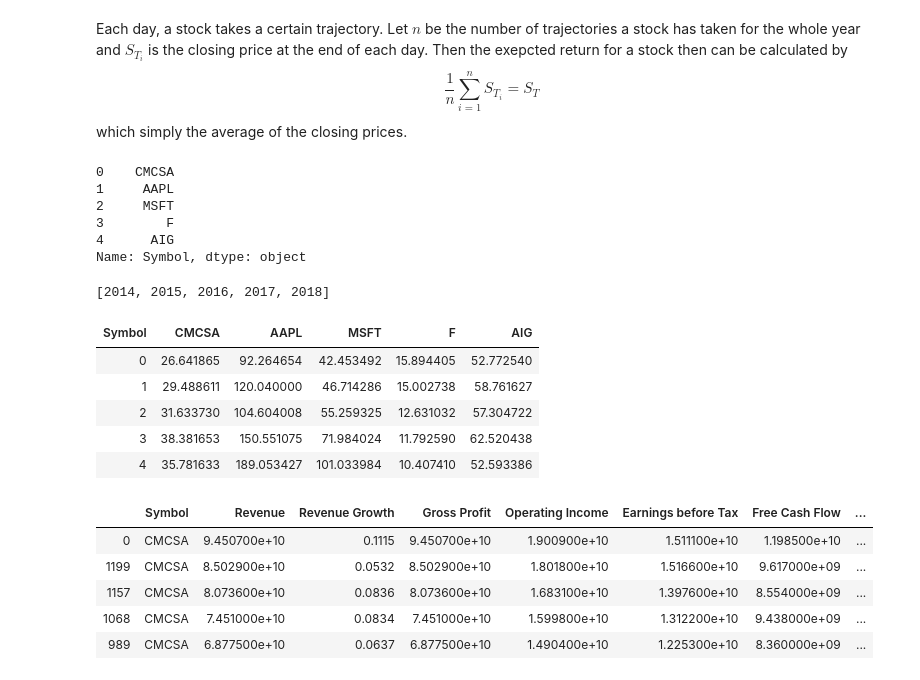
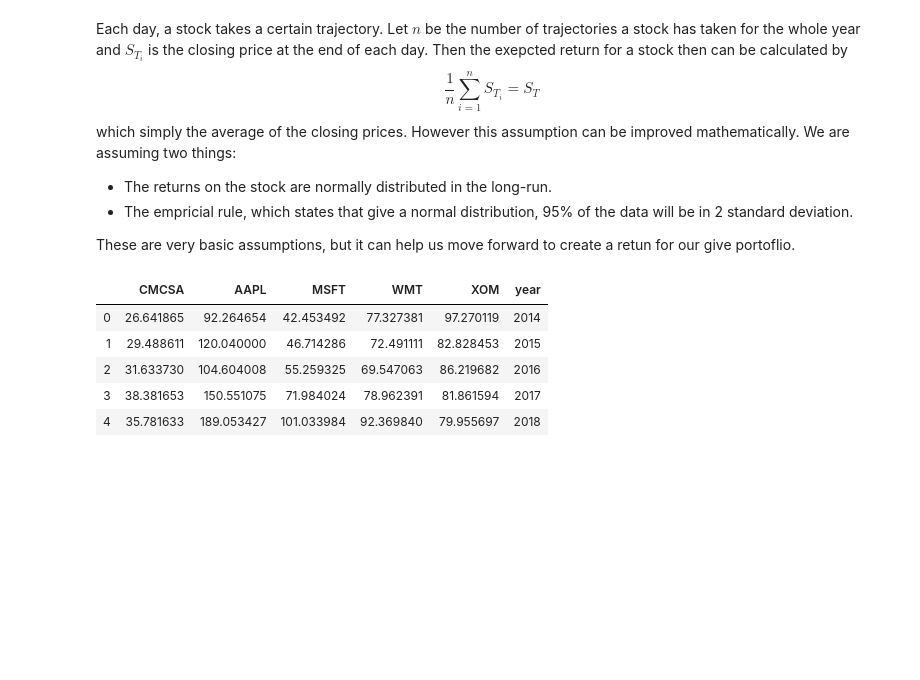
Before and after one commit to Ali-Raisolsadat/ML-Project1, a Jupyter notebook: RetrunsCalculations.ipynb, the cells around one changed output. Cells and saved outputs as stored; diff of their text form; code cells hidden in the pictures; blank space fills up the shorter version.

```diff
--- a/RetrunsCalculations.ipynb
+++ b/RetrunsCalculations.ipynb
@@ -5,12 +5,27 @@ import pandas as pd
 import numpy as np
 # %% [markdown]
 Each day, a stock takes a certain trajectory. Let $n$ be the number of trajectories a stock has taken for the whole year and $S_{T_{i}}$ is the closing price at the end of each day. Then the exepcted return for a stock then can be calculated by  $$\frac{1}{n}\sum_{i=1}^n S_{T_{i}} = S_{T}$$ which simply the average of the closing prices.
+However this assumption can be improved mathematically. We are assuming two things:
+* The returns on the stock are normally distributed in the long-run.
+* The empricial rule, which states that give a normal distribution, 95% of the data will be in 2 standard deviation.
+
+These are very basic assumptions, but it can help us move forward to create a retun for our give portoflio.
 # %%
-df1 = pd.read_csv("Final_Portfolio_2018.csv")
+# Let us pick 5 examples of stocks and create a portoflio only using these stocks.
+# Since we have missing data we try to pick the stocks that give us most of the information we need.
+# We choose the following companies to put our money in.
+# CMCSA is for comcast communications
+# AAPL is for Apple.inc
+# MSFT is for Microsoft.Inc
+# WMT is for Walmart.Inc
+# XOM is for ExxonMobil Corp, which is a  famous oil and gas corporation.
 
-tickers = df1['Symbol']
-print(tickers)
-#tickers = ['CMCSA','AAPL', 'MSFT', 'F', 'AIG', 'WMT', 'GM', 'T', 'VZ' ,'XOM'] #our portoflio
+# The choice of this portfolio is upto to the investor. As we saw previously, these companies are in healthy group,
+# so if we pick any from them, we will be minimizing risk. We chose these stocks based on the clusters we got from each year
+# of clustering. Please refer to the "FinalPortfolio.ipyn" to see these clusters.
+
+
+tickers = ['CMCSA','AAPL', 'MSFT', 'WMT','XOM'] #our portoflio
 expected_return = []
 
 start_date = '2014-01-01'
@@ -47,36 +62,22 @@ for ticker in  tickers:
     panel_data = data.DataReader(ticker, 'yahoo', start_date, end_date)
     mean = panel_data['Close'].mean()
     expected_return.append(mean)
-# %% [output]
-0    CMCSA
-1     AAPL
-2     MSFT
-3        F
-4      AIG
-Name: Symbol, dtype: object
 # %%
 expected_return = np.array(expected_return)
 years = [];
 for i in range(2014, 2019):
     years.append(i)
 
-print(years)
-display(pd.DataFrame(expected_return.reshape(5,df1['Symbol'].shape[0]), columns = df1['Symbol']))
-#display(s1_total)
+returns2018 = pd.DataFrame(expected_return.reshape(5,5), columns = tickers)
+returns2018['year'] = years
+display(returns2018)
 # %% [output]
-[2014, 2015, 2016, 2017, 2018]
-| Symbol | CMCSA | AAPL | MSFT | F | AIG |
-| 0 | 26.641865 | 92.264654 | 42.453492 | 15.894405 | 52.772540 |
-| 1 | 29.488611 | 120.040000 | 46.714286 | 15.002738 | 58.761627 |
-| 2 | 31.633730 | 104.604008 | 55.259325 | 12.631032 | 57.304722 |
-| 3 | 38.381653 | 150.551075 | 71.984024 | 11.792590 | 62.520438 |
-| 4 | 35.781633 | 189.053427 | 101.033984 | 10.407410 | 52.593386 |
+|  | CMCSA | AAPL | MSFT | WMT | XOM | year |
+| 0 | 26.641865 | 92.264654 | 42.453492 | 77.327381 | 97.270119 | 2014 |
+| 1 | 29.488611 | 120.040000 | 46.714286 | 72.491111 | 82.828453 | 2015 |
+| 2 | 31.633730 | 104.604008 | 55.259325 | 69.547063 | 86.219682 | 2016 |
+| 3 | 38.381653 | 150.551075 | 71.984024 | 78.962391 | 81.861594 | 2017 |
+| 4 | 35.781633 | 189.053427 | 101.033984 | 92.369840 | 79.955697 | 2018 |
-|  | Symbol | Revenue | Revenue Growth | Gross Profit | Operating Income | Earnings before Tax | Free Cash Flow | ... |
-| 0 | CMCSA | 9.450700e+10 | 0.1115 | 9.450700e+10 | 1.900900e+10 | 1.511100e+10 | 1.198500e+10 | ... |
-| 1199 | CMCSA | 8.502900e+10 | 0.0532 | 8.502900e+10 | 1.801800e+10 | 1.516600e+10 | 9.617000e+09 | ... |
-| 1157 | CMCSA | 8.073600e+10 | 0.0836 | 8.073600e+10 | 1.683100e+10 | 1.397600e+10 | 8.554000e+09 | ... |
-| 1068 | CMCSA | 7.451000e+10 | 0.0834 | 7.451000e+10 | 1.599800e+10 | 1.312200e+10 | 9.438000e+09 | ... |
-| 989 | CMCSA | 6.877500e+10 | 0.0637 | 6.877500e+10 | 1.490400e+10 | 1.225300e+10 | 8.360000e+09 | ... |
 # %%
 # Read in all datasets
 df8 = pd.read_csv("2018_Financial_Data.csv")
```
Also changed, not shown: parts of 1 cell of this notebook.
